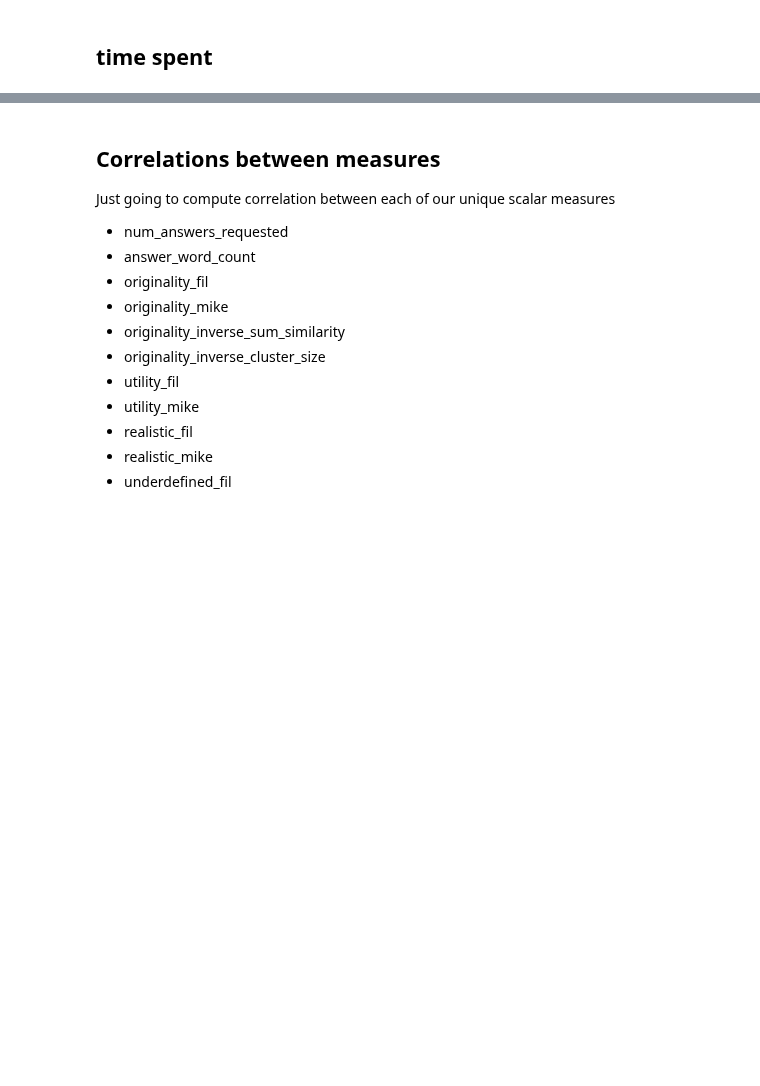
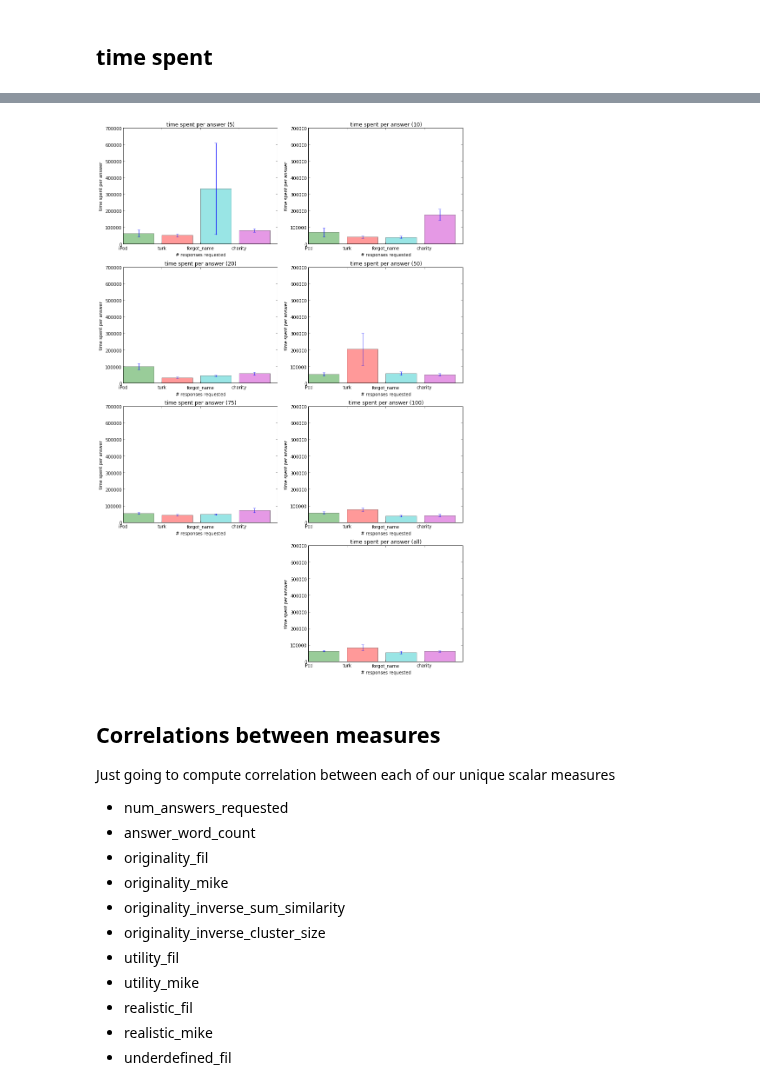
Before and after one commit to filkry/crowbrain, a Jupyter notebook: exps/post_pilot14_stats.ipynb, the cells around one changed output, grey strips where cells are left out. Cells and saved outputs as stored; diff of their text form; code cells hidden in the pictures; blank space fills up the shorter version.

Commit message:
time spent analysis

```diff
--- a/exps/post_pilot14_stats.ipynb
+++ b/exps/post_pilot14_stats.ipynb
@@ -799,3 +799,8 @@ bar_mean_err_cross_qc(time_valid_df, 'time_spent',
+# %%
+bar_mean_err_cross_nr(time_valid_df, 'time_spent',
+                      'time spent per answer', 'time spent per answer')
+# %% [output]
+[figure, added]
 # %% [markdown]
 ## Correlations between measures
 
```
Also changed, not shown: parts of 1 cell of this notebook, 1 other file.
